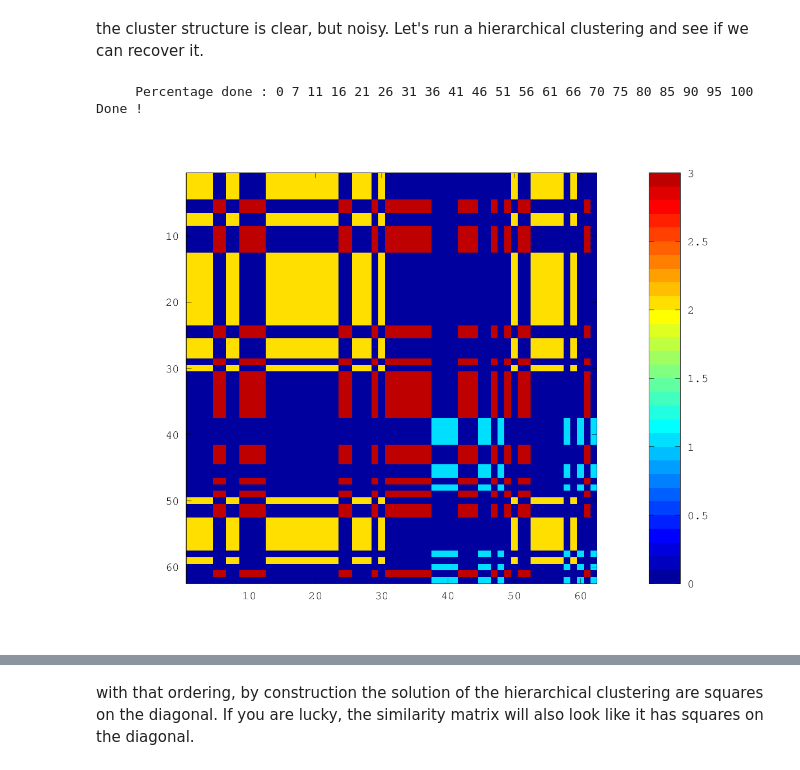
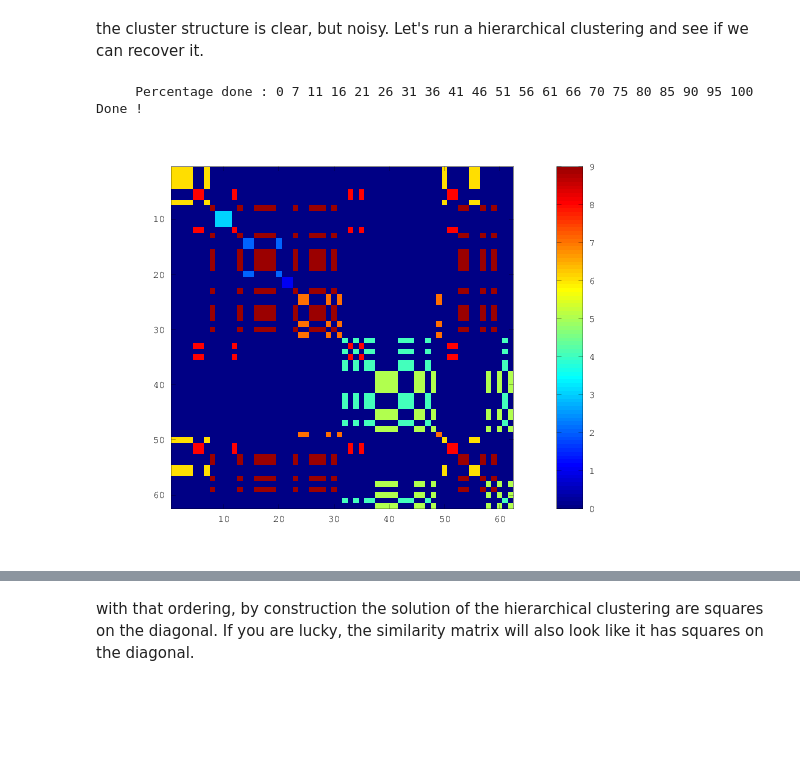
Before and after one commit to SIMEXP/hcp, a Jupyter notebook: hcp_clustering_pheno_basc.ipynb, the cells around one changed output, grey strips where cells are left out. Saved outputs shown, nothing was run; the diff lists cells and outputs as text; code cells hidden in the pictures; blank space fills up the shorter version.

Commit message:
basc on pheno

```diff
--- a/hcp_clustering_pheno_basc.ipynb
+++ b/hcp_clustering_pheno_basc.ipynb
@@ -34,2 +20,5 @@ end
 # %%
+% Read pheno
 [TAB,LABELS_X,LABELS_Y,LABELS_ID] = niak_read_csv('/home/yassinebha/Drive/HCP/subtypes_scores/26-10-2016/pheno/hcp_all_pheno_clean_nonan_norm.csv');
+nb_cluster = 9;   % # of clusters
+y=TAB;
@@ -47,8 +34,8 @@ imagesc(R), axis square, colormap(jet), colorbar
 the cluster structure is clear, but noisy. Let's run a hierarchical clustering and see if we can recover it.
 # %%
 hier = niak_hierarchical_clustering(R); % The similarity-based hierarchical clustering
-part = niak_threshold_hierarchy(hier,struct('thresh',3)); % threshold the hierarchy to get 3 clusters
+part = niak_threshold_hierarchy(hier,struct('thresh',nb_cluster)); % threshold the hierarchy to get 3 clusters
 niak_visu_part(part) % visualize the partition
 # %% [output]
      Percentage done : 0 7 11 16 21 26 31 36 41 46 51 56 61 66 70 75 80 85 90 95 100 Done !
-[figure, old version]
+[figure, new version]
```
Also changed, not shown: parts of 16 cells of this notebook.
